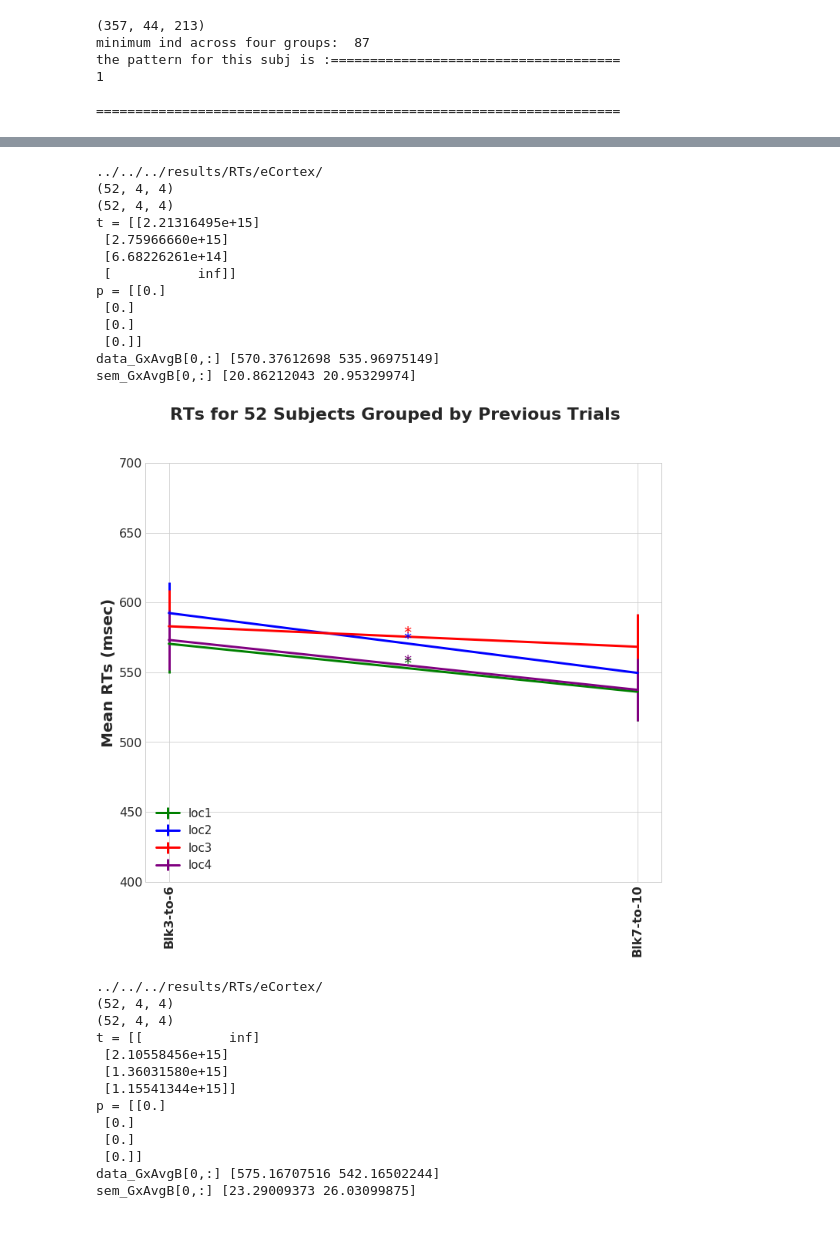
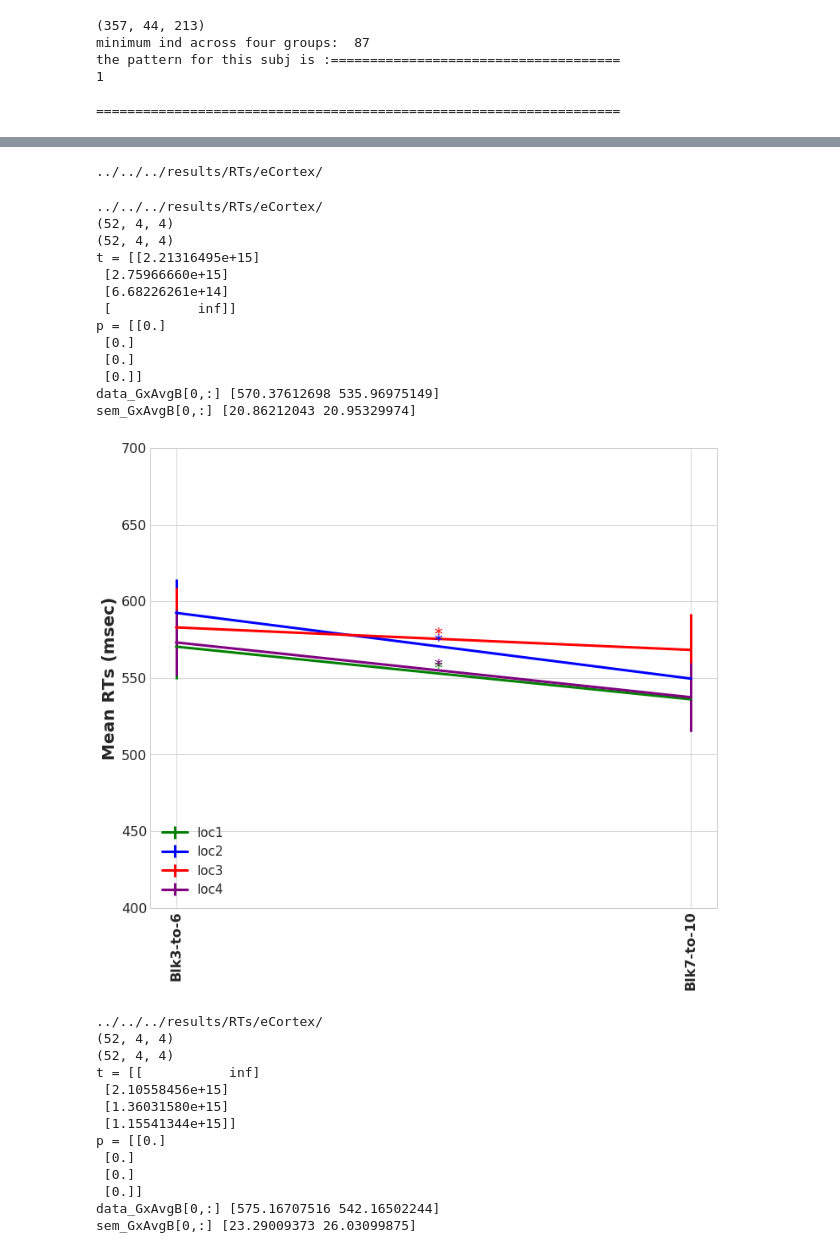
Before and after one commit to MaryZolfaghar/SPLT_EEG, a Jupyter notebook: jupyter/finals/final_genResults_RTs_myData_may0420.ipynb, the cells around one changed output, grey strips where cells are left out. Cells and saved outputs as stored; diff of their text form; code cells hidden in the pictures.

```diff
--- a/jupyter/finals/final_genResults_RTs_myData_may0420.ipynb
+++ b/jupyter/finals/final_genResults_RTs_myData_may0420.ipynb
@@ -260,9 +260,12 @@ def calc_pvals(statG1, statG2):
     print(statG2.shape)
     ts=np.zeros([4,1])
     ps=np.zeros([4,1])
-
-    statG1 = np.mean(statG1, axis=2)
-    statG2 = np.mean(statG2, axis=2)
+    if statG1.shape[2]>1:
+        statG1 = np.mean(statG1, axis=2)
+        statG2 = np.mean(statG2, axis=2)
+    else:
+        statG1 = statG1
+        statG2 = statG2
 
     a=statG1[:,0]
     b=statG2[:,0]
@@ -303,3 +402,7 @@ def label_diff(i,j,text,X,Y,color_i):
+# %%
+print(args.SAVE_RESULT_ROOT)
+# %% [output]
+../../../results/RTs/eCortex/
 # %%
 import pickle
 
@@ -342,11 +445,11 @@ menStd     = sem_GxAvgB[0,:] * 1000
 #--------
 
 tot_num_subjects = data_SxGxB.shape[0]
-if args.mtdt_feat=='Trgt_Loc_main':
-    title = 'RTs for %s Subjects %s' %(tot_num_subjects, 'Grouped by Upcoming Trials')
-else:
-    title = 'RTs for %s Subjects %s' %(tot_num_subjects, 'Grouped by Previous Trials')
-
+# if args.mtdt_feat=='Trgt_Loc_main':
+#     title = 'RTs for %s Subjects %s' %(tot_num_subjects, 'Grouped by Upcoming Trials')
+# else:
+#     title = 'RTs for %s Subjects %s' %(tot_num_subjects, 'Grouped by Previous Trials')
+title=''
 
 font=set_fonts()
 fig, ax = plt.subplots(1,1,figsize=(12,10), edgecolor='w')
@@ -357,35 +460,36 @@ xx=range(data_GxAvgB.shape[1])
 
 for ii in range(data_SxGxB.shape[1]):
     pval = ps[ii]
     ax.errorbar(xx, data_GxAvgB[ii,:], yerr=sem_GxAvgB[ii,:], linewidth=lw1, color=colors[ii])
     if pval < 0.05:
             label_diff(0,1,'*',xx, data_GxAvgB[ii,:],colors[ii])
 
 plt.ylim(ymax=700, ymin=400)
 labels=['Blk3-to-6', 'Blk7-to-10']
 plt.xticks(xx, labels, rotation='vertical', fontproperties=font, fontsize=16, fontweight='bold')
 ax.yaxis.set_tick_params(labelsize=16)
 
 ax.legend(['loc1', 'loc2', 'loc3', 'loc4'], loc='lower left', fontsize=fwl)
 ax.set_ylabel('Mean RTs (msec)', fontproperties=font, fontsize=20, fontweight='bold')  # Area Under the Curve
 
 fig_str = 'fig_RTs_all_subjs_SxGxB_%s.npy' %(args.mtdt_feat)
-plt.savefig((args.SAVE_RESULT_ROOT + fig_str + '.pdf'))
+plt.savefig((args.SAVE_RESULT_ROOT + fig_str + '.pdf'),\
+            bbox_inches = 'tight', pad_inches = 0)
 # %% [output]
 ../../../results/RTs/eCortex/
 (52, 4, 4)
 (52, 4, 4)
 t = [[2.21316495e+15]
  [2.75966660e+15]
  [6.68226261e+14]
  [           inf]]
 p = [[0.]
  [0.]
  [0.]
  [0.]]
 data_GxAvgB[0,:] [570.37612698 535.96975149]
 sem_GxAvgB[0,:] [20.86212043 20.95329974]
-[figure, old version]
+[figure, new version]
 # %%
 import pickle
 
```
Also changed, not shown: parts of 2 cells of this notebook, 2 other files.
